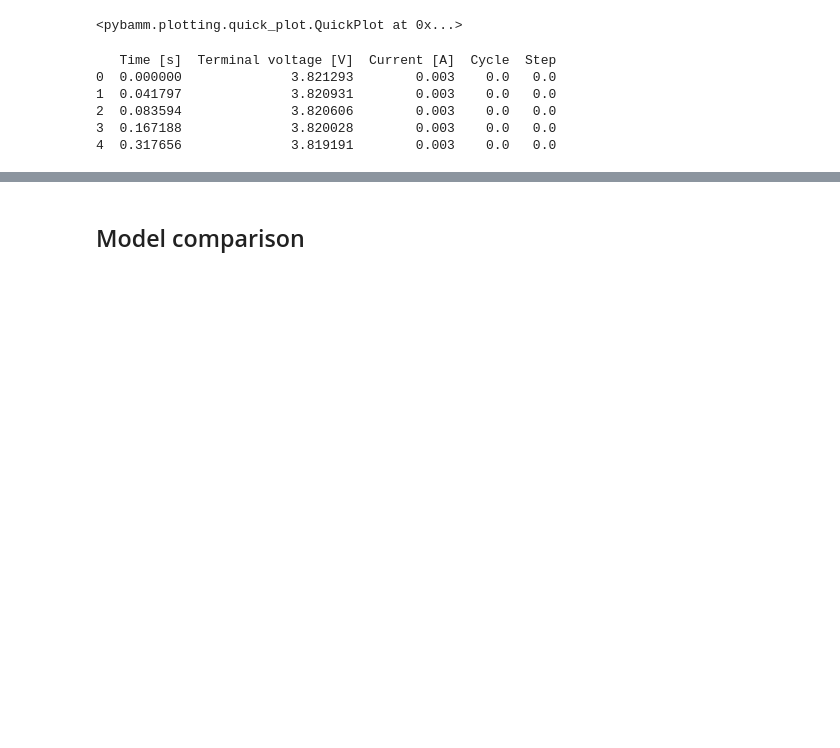
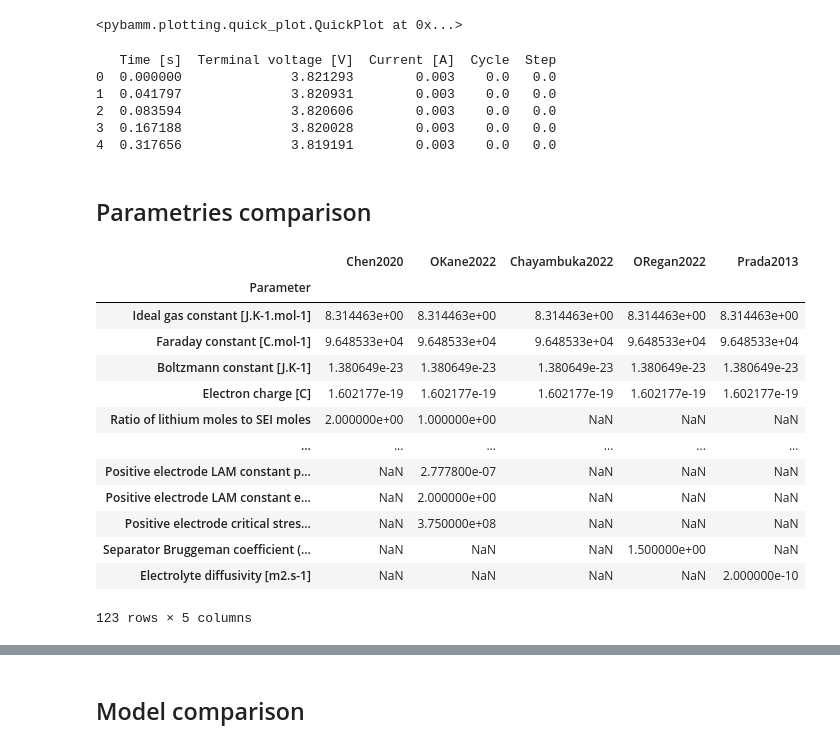
Before and after one commit to Domofon108/AI-Battery-Simulation, a Jupyter notebook: DFN_comparison.ipynb, the cells around one changed output, grey strips where cells are left out. Saved outputs shown, nothing was run; the diff lists cells and outputs as text; code cells hidden in the pictures; blank space fills up the shorter version.

```diff
--- a/DFN_comparison.ipynb
+++ b/DFN_comparison.ipynb
@@ -211,3 +212,5 @@ print(df.head())
 4  0.317656              3.819191        0.003    0.0   0.0
 # %%
 df.to_csv("Chayambuka2022.csv", index=False)
+# %% [markdown]
+## Parametries comparison
@@ -213,0 +225,29 @@ df.to_csv("Chayambuka2022.csv", index=False)
+# %%
+rows = {}
+for preset_name, params in presets.items():
+    for key, value in params.items():
+        if isinstance(value, (int, float)):          # only numbers, no functions
+            if key not in rows:
+                rows[key] = {}
+            rows[key][preset_name] = value
+
+df_params = pd.DataFrame(rows).T
+df_params.index.name = "Parameter"
+
+df_params.to_csv("DFN_parameters_comparison.csv")
+df_params
+# %% [output]
+|  | Chen2020 | OKane2022 | Chayambuka2022 | ORegan2022 | Prada2013 |
+| Parameter |  |  |  |  |  |
+| Ideal gas constant [J.K-1.mol-1] | 8.314463e+00 | 8.314463e+00 | 8.314463e+00 | 8.314463e+00 | 8.314463e+00 |
+| Faraday constant [C.mol-1] | 9.648533e+04 | 9.648533e+04 | 9.648533e+04 | 9.648533e+04 | 9.648533e+04 |
+| Boltzmann constant [J.K-1] | 1.380649e-23 | 1.380649e-23 | 1.380649e-23 | 1.380649e-23 | 1.380649e-23 |
+| Electron charge [C] | 1.602177e-19 | 1.602177e-19 | 1.602177e-19 | 1.602177e-19 | 1.602177e-19 |
+| Ratio of lithium moles to SEI moles | 2.000000e+00 | 1.000000e+00 | NaN | NaN | NaN |
+| ... | ... | ... | ... | ... | ... |
+| Positive electrode LAM constant p... | NaN | 2.777800e-07 | NaN | NaN | NaN |
+| Positive electrode LAM constant e... | NaN | 2.000000e+00 | NaN | NaN | NaN |
+| Positive electrode critical stres... | NaN | 3.750000e+08 | NaN | NaN | NaN |
+| Separator Bruggeman coefficient (... | NaN | NaN | NaN | 1.500000e+00 | NaN |
+| Electrolyte diffusivity [m2.s-1] | NaN | NaN | NaN | NaN | 2.000000e-10 |
+123 rows × 5 columns
```
Also changed, not shown: parts of 5 cells of this notebook, 1 other file.
